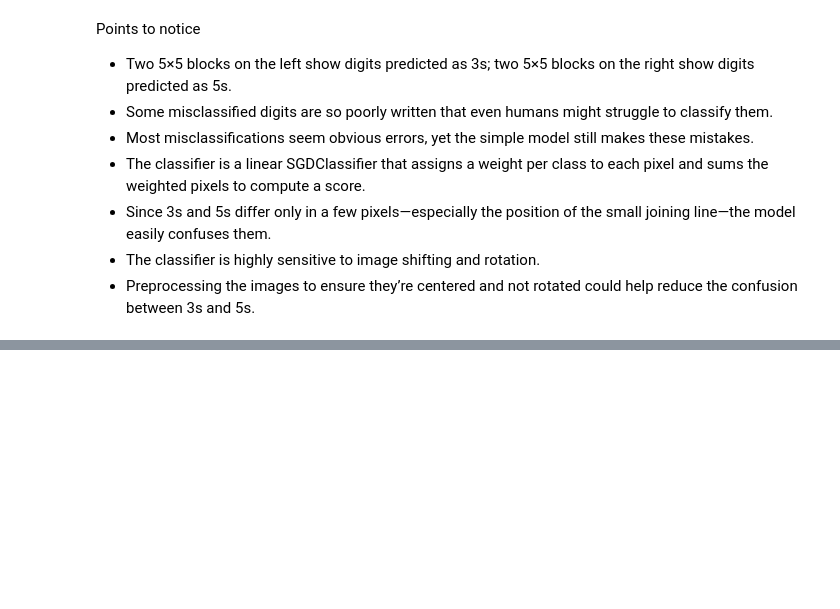
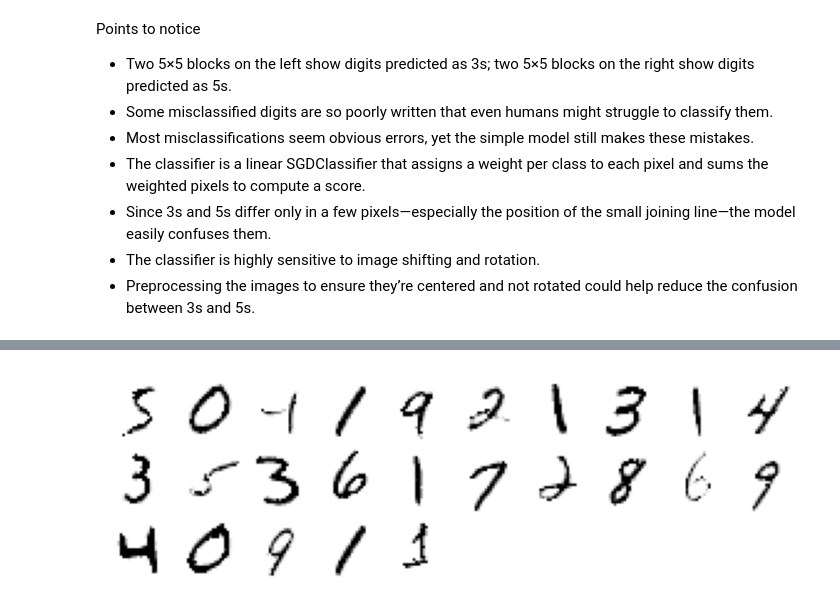
Before and after one commit to ArunNegi112/Machine_Learning, a Jupyter notebook: 3_Classification/2_Multiclass_classification.ipynb, the cells around one changed output, grey strips where cells are left out. Cells and saved outputs as stored; diff of their text form; code cells hidden in the pictures; blank space fills up the shorter version.

```diff
--- a/3_Classification/2_Multiclass_classification.ipynb
+++ b/3_Classification/2_Multiclass_classification.ipynb
@@ -327,0 +421,4 @@ Points to notice
+# %%
+plot_digits(predictions)
+# %% [output]
+[figure, added]
```
Also changed, not shown: parts of 15 cells of this notebook.
